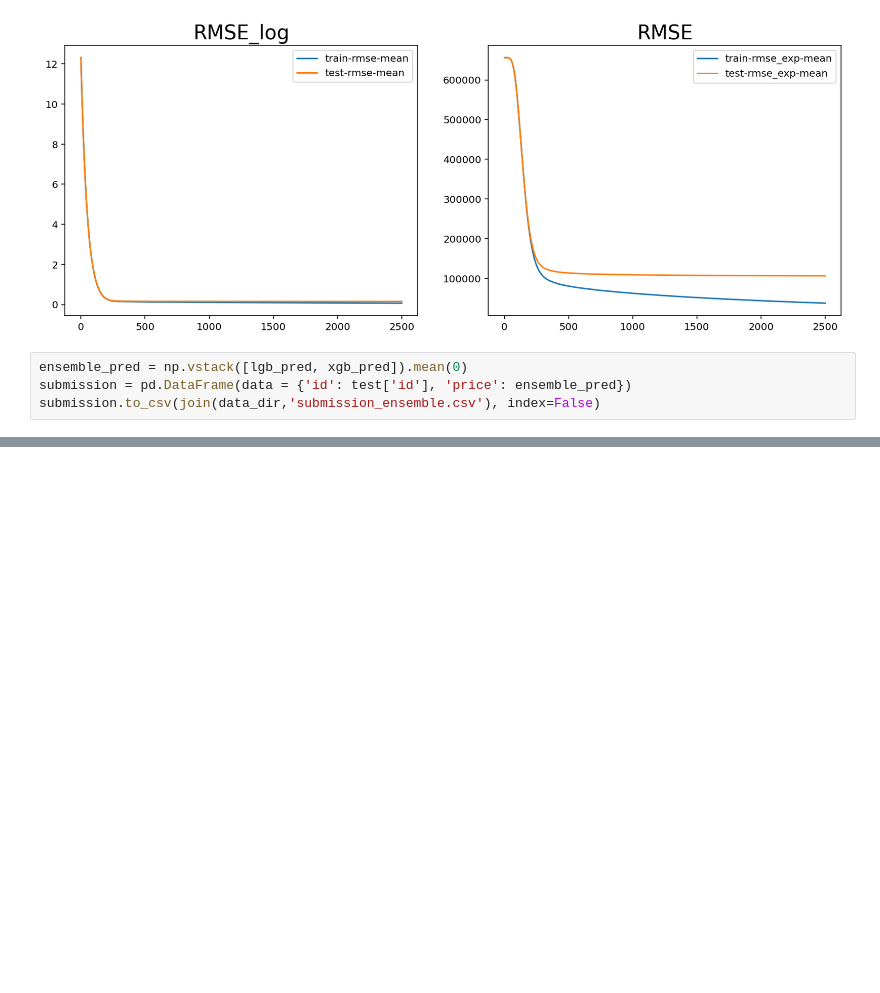
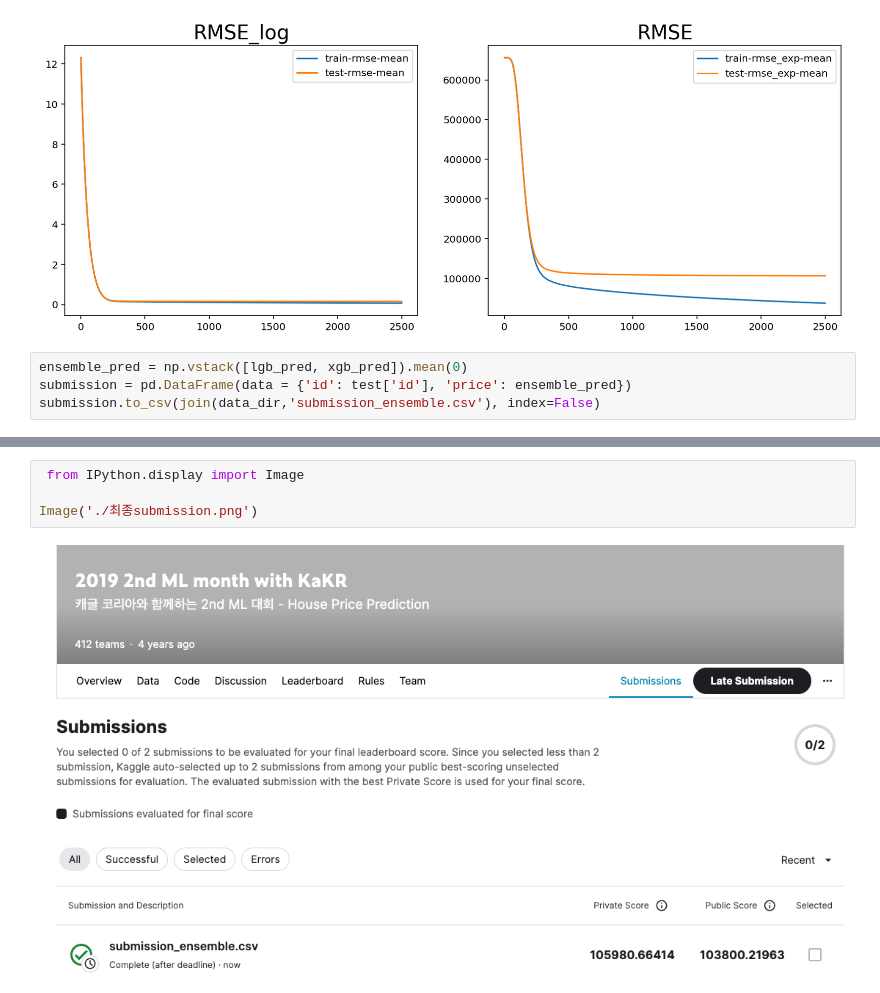
Before and after one commit to purplefish06/AIFFEL_Explolation, a Jupyter notebook: [E-03]Kaggle.ipynb, the cells around one changed output, grey strips where cells are left out. Drawn from its saved outputs; the diff is of its cells as text; blank space fills up the shorter version.

```diff
--- a/[E-03]Kaggle.ipynb
+++ b/[E-03]Kaggle.ipynb
@@ -698,0 +697,6 @@ submission.to_csv(join(data_dir,'submission_ensemble.csv'), index=False)
+# %%
+ from IPython.display import Image
+
+Image('./최종submission.png')
+# %% [output]
+[figure, added]
```
Also changed, not shown: parts of 1 cell of this notebook.
